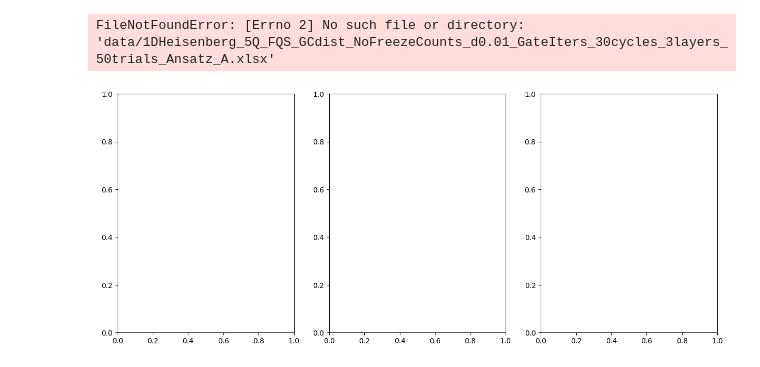
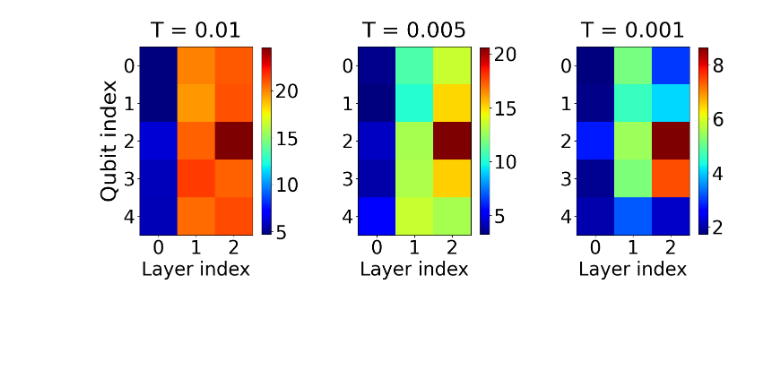
Before and after one commit to joonpank/PQC_Optimization_Gate_Freezing, a Jupyter notebook: data_visualization/FQS_gate_freeze_heatmap/plotting_GateFreezeData_FQS.ipynb, the cells around one changed output. Saved outputs shown, nothing was run; the diff lists cells and outputs as text; code cells hidden in the pictures; blank space fills up the shorter version.

Commit message:
fixed plotting for FQS notebook

```diff
--- a/data_visualization/FQS_gate_freeze_heatmap/plotting_GateFreezeData_FQS.ipynb
+++ b/data_visualization/FQS_gate_freeze_heatmap/plotting_GateFreezeData_FQS.ipynb
@@ -23,37 +23,35 @@ ansatz = "A"
 dvals = [0.01,0.005,0.001]
 
 fig, axes = plt.subplots(1, len(dvals))
 
 fig.set_figheight(6)
 fig.set_figwidth(15)
 
 for d, ax in zip(dvals, axes.flatten()):
     if dist_metric == "param":
-        df = pd.read_excel(f"data/1DHeisenberg_{qubits}Q_FQS_NoFreezeCounts_GCdist_d{d}_GateIters_{iters}cycles_{layers}layers_{trials}trials_Ansatz_{ansatz}.xlsx")
+        df = pd.read_excel(f"data/1DHeisenberg_{qubits}Q_FQS_NoFreezeCounts_GCdist_d{d}_GateIters_{iters}cycles_{layers}layers_{trials}trials_{ansatz}.xlsx")
     elif dist_metric == "matrix":
-        df = pd.read_excel(f"data/1DHeisenberg_{qubits}Q_FQS_NoFreezeCounts_MatrixDist_d{d}_GateIters_{iters}cycles_{layers}layers_{trials}trials_Ansatz_{ansatz}.xlsx")
+        df = pd.read_excel(f"data/1DHeisenberg_{qubits}Q_FQS_NoFreezeCounts_MatrixDist_d{d}_GateIters_{iters}cycles_{layers}layers_{trials}trials_{ansatz}.xlsx")
     df["mean"] = df.mean(axis=1)
     means = np.array(df["mean"])
 
     c = means.reshape(layers, qubits).T
     #print(c)
     im = ax.imshow(c, cmap='jet', interpolation='nearest')
     clb = plt.colorbar(im, ax=ax, shrink=0.99)
     clb.ax.tick_params(labelsize=30)
-    ax.set_title(f"T = {p}", fontsize=34, y=1.03)
+    ax.set_title(f"T = {d}", fontsize=34, y=1.03)
 
     ax.set_xticks(range(layers))
     ax.set_yticks(range(qubits))
 
     ax.set_xlabel("Layer index", fontsize=30)
     ax.tick_params(labelsize=30)
 
 axes[0].set_ylabel("Qubit index", fontsize=34)
 
-#fig.suptitle(f"FQS without gate freeze, {qubits} qubits and {layers} layers", fontsize=25, y=1.05)
 fig.tight_layout()
 
-fig.savefig(f"{dist_metric}Dist_NoFreezeCountsHeatMap_FQS_1DHeisenberg_{qubits}Q_layers{layers}_{iters}iters_{trials}trials_Ansatz_{ansatz}.pdf", bbox_inches='tight')
+#fig.savefig(f"{dist_metric}Dist_NoFreezeCountsHeatMap_FQS_1DHeisenberg_{qubits}Q_layers{layers}_{iters}iters_{trials}trials_Ansatz_{ansatz}.pdf", bbox_inches='tight')
 # %% [output]
-FileNotFoundError: [Errno 2] No such file or directory: 'data/1DHeisenberg_5Q_FQS_GCdist_NoFreezeCounts_d0.01_GateIters_30cycles_3layers_50trials_Ansatz_A.xlsx'
-[figure, old version]
+[figure, new version]
```
